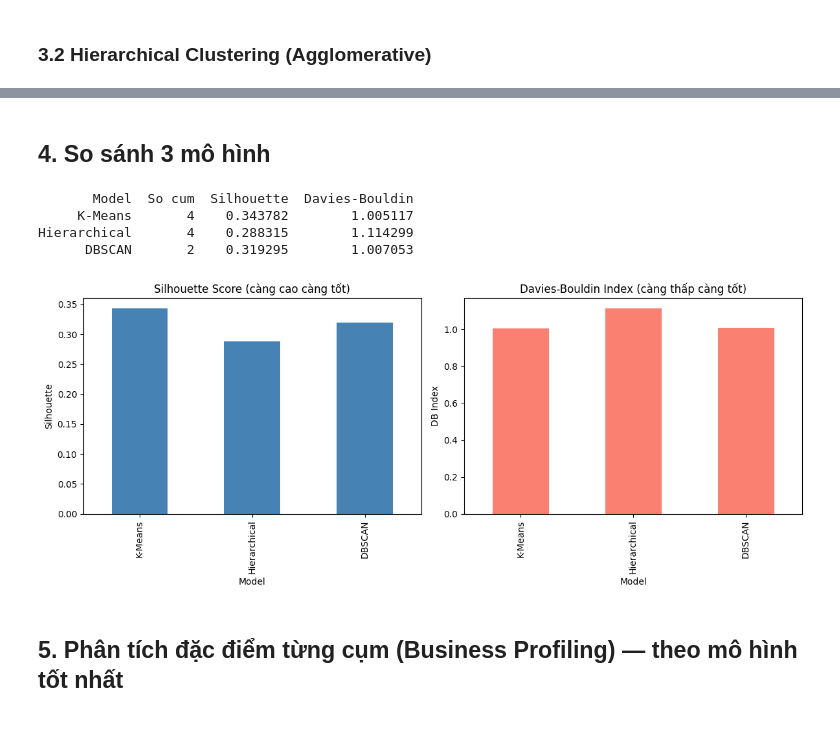
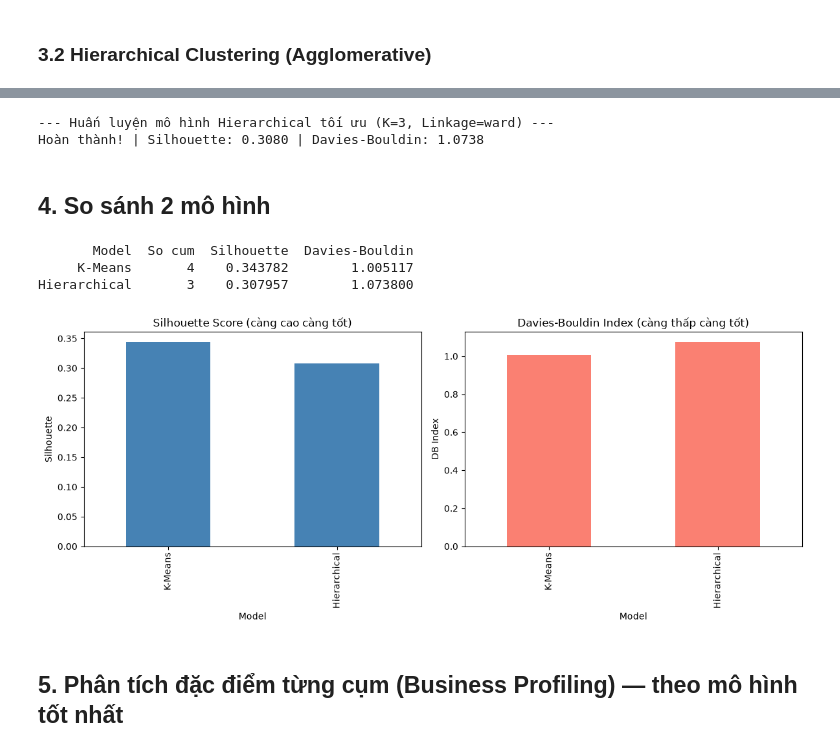
Before and after one commit to phguyen/customer-segment, a Jupyter notebook: notebooks/train.ipynb, the cells around one changed output, grey strips where cells are left out. Saved outputs shown, nothing was run; the diff lists cells and outputs as text; code cells hidden in the pictures.

```diff
--- a/notebooks/train.ipynb
+++ b/notebooks/train.ipynb
@@ -252,28 +237,60 @@ DBSCAN | Silhouette: 0.3193 | DB Index: 1.0071
+# %%
+
+# Khai báo cấu hình tối ưu được chọn sau quá trình Grid Search
+best_k = 3
+optimal_linkage = "ward"
+
+print(
+    f"--- Huấn luyện mô hình Hierarchical tối ưu (K={best_k}, Linkage={optimal_linkage}) ---"
+)
+
+# Huấn luyện mô hình chính thức và gán nhãn cụm
+hier_model = AgglomerativeClustering(
+    n_clusters=best_k, linkage=optimal_linkage
+)
+hier_labels = hier_model.fit_predict(X)
+
+# Tính toán các chỉ số đánh giá để truyền xuống cell so sánh ở dưới
+hier_sil = silhouette_score(X, hier_labels)
+hier_db = davies_bouldin_score(X, hier_labels)
+
+
+print(
+    f"Hoàn thành! | Silhouette: {hier_sil:.4f} | Davies-Bouldin: {hier_db:.4f}"
+)
+
+
+
+
+
+# Kết thúc lượt chạy
+run.finish()
+# %% [output]
+--- Huấn luyện mô hình Hierarchical tối ưu (K=3, Linkage=ward) ---
+Hoàn thành! | Silhouette: 0.3080 | Davies-Bouldin: 1.0738
 # %% [markdown]
-## 4. So sánh 3 mô hình
+## 4. So sánh 2 mô hình
 # %%
 comparison = pd.DataFrame([
-    {"Model": "K-Means", "So cum": optimal_k, "Silhouette": kmeans_sil, "Davies-Bouldin": kmeans_db},
-    {"Model": "Hierarchical", "So cum": optimal_k, "Silhouette": hier_sil, "Davies-Bouldin": hier_db},
-    {"Model": "DBSCAN", "So cum": num_clusters_found, "Silhouette": dbscan_sil, "Davies-Bouldin": dbscan_db},
+    {"Model": "K-Means", "So cum": 4, "Silhouette": kmeans_sil, "Davies-Bouldin": kmeans_db},
+    {"Model": "Hierarchical", "So cum": best_k, "Silhouette": hier_sil, "Davies-Bouldin": hier_db},
 ])
 print(comparison.to_string(index=False))
 
 fig, axes = plt.subplots(1, 2, figsize=(12, 5))
 comparison.plot(x='Model', y='Silhouette', kind='bar', ax=axes[0], legend=False, color='steelblue')
 axes[0].set_title('Silhouette Score (càng cao càng tốt)')
 axes[0].set_ylabel('Silhouette')
 comparison.plot(x='Model', y='Davies-Bouldin', kind='bar', ax=axes[1], legend=False, color='salmon')
 axes[1].set_title('Davies-Bouldin Index (càng thấp càng tốt)')
 axes[1].set_ylabel('DB Index')
 plt.tight_layout()
 plt.show()
 # %% [output]
        Model  So cum  Silhouette  Davies-Bouldin
      K-Means       4    0.343782        1.005117
-Hierarchical       4    0.288315        1.114299
-      DBSCAN       2    0.319295        1.007053
+Hierarchical       3    0.307957        1.073800
-[figure, old version]
+[figure, new version]
 # %% [markdown]
 ## 5. Phân tích đặc điểm từng cụm (Business Profiling) — theo mô hình tốt nhất
 # %%
```
Also changed, not shown: parts of 11 cells of this notebook.
